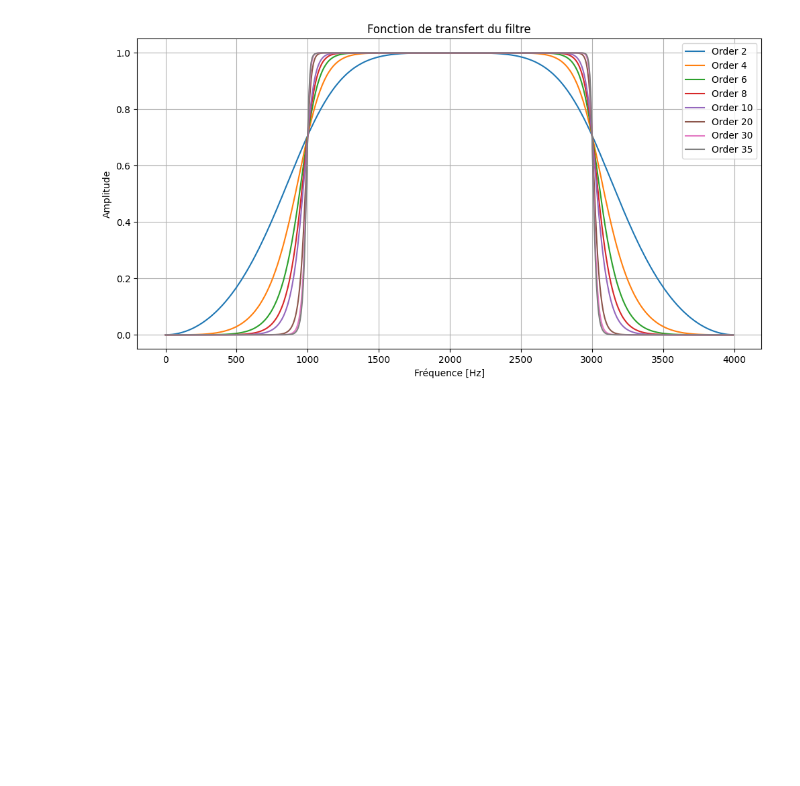
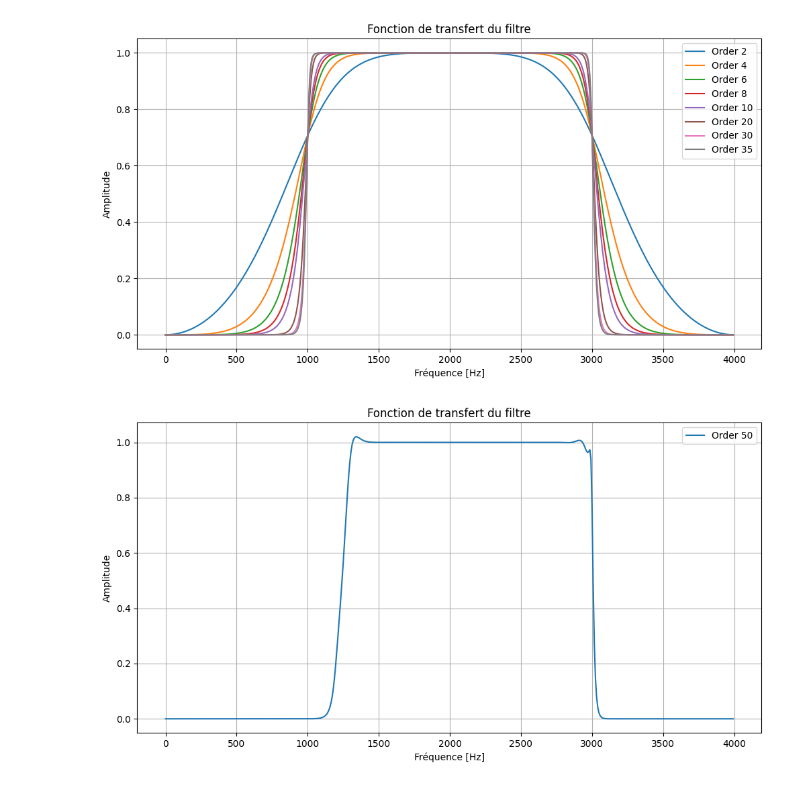
Before and after one commit to ChakibBrg/TP_TSG_FiltresNum-riques, a Jupyter notebook: TP2.ipynb, the cells around one changed output. Drawn from its saved outputs; the diff is of its cells as text; code cells hidden in the pictures; blank space fills up the shorter version.

Commit message:
Added higher orders example

```diff
--- a/TP2.ipynb
+++ b/TP2.ipynb
@@ -118,3 +118,18 @@ plt.grid()
 plt.show()
 # %% [output]
 [figure]
+# %%
+order = 50
+plt.figure(figsize=(12, 6))
+b, a = coef(order, f_c1_normalized, f_c2_normalized)
+w, h = signal.freqz(b, a, fs=f_e)
+
+plt.plot(w, np.abs(h), label=f'Order {order}')
+plt.title('Fonction de transfert du filtre')
+plt.xlabel('Fréquence [Hz]')
+plt.ylabel('Amplitude')
+plt.legend()
+plt.grid()
+plt.show()
+# %% [output]
+[figure, added]
```
